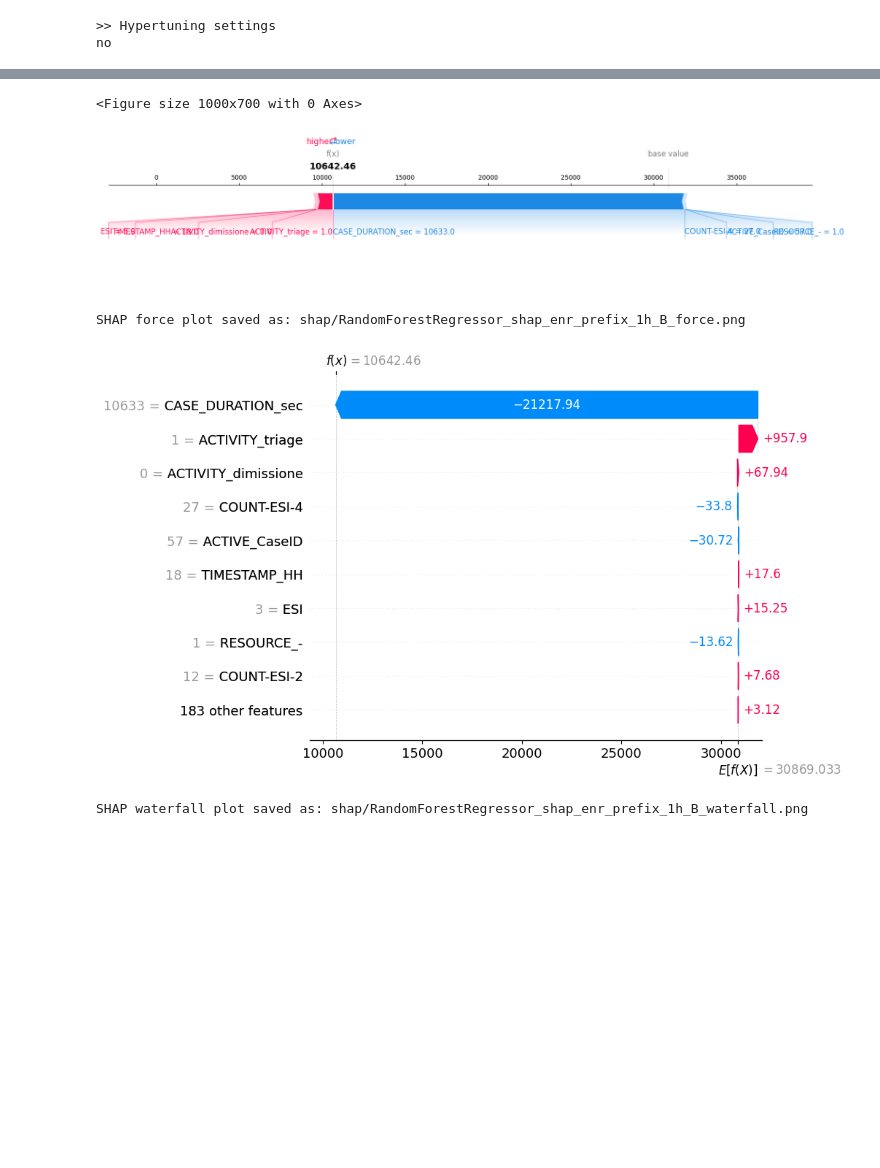
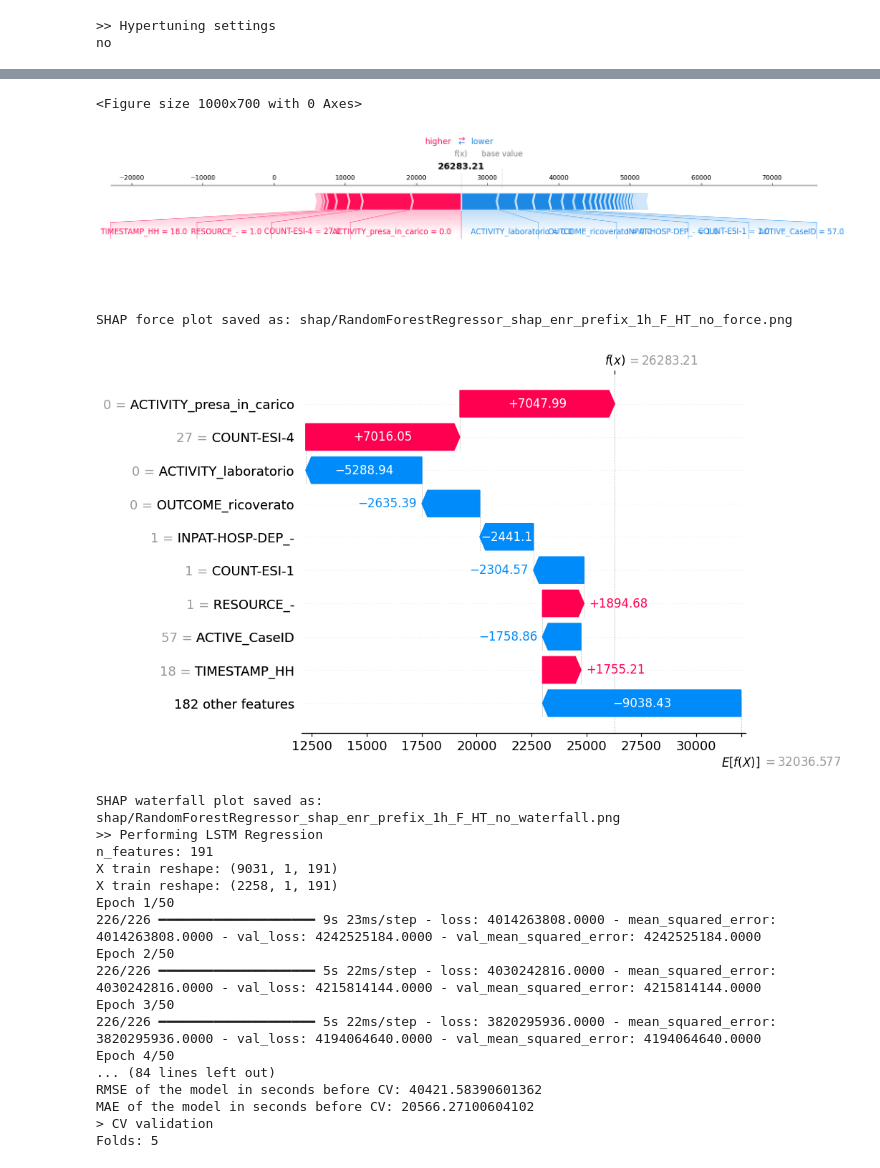
Before and after one commit to roberto-nai/PPM-ED, a Jupyter notebook: 04_log_prediction.ipynb, the cells around one changed output, grey strips where cells are left out. Cells and saved outputs as stored; diff of their text form; code cells hidden in the pictures; blank space fills up the shorter version.

```diff
--- a/04_log_prediction.ipynb
+++ b/04_log_prediction.ipynb
@@ -53,7 +54,11 @@ label_column = "REMAINING_TIME_sec" # <-- INPUT: label for prediction
 drop_column = ["CaseID", "TIMESTAMP"]  # <-- INPUT: columns to drop
 cv_folds = int(yaml_config["CV_FOLDS"])
 
-dic_task = {"DTR":0, "RFR":1, "XGR":0, "LSTM":0} # <-- INPUT: which model to execute
+# Task execution (all 1, all combinations)
+dic_task = {"DTR":0, "RFR":0, "XGR":0, "LSTM":1}    # <-- INPUT: which model to execute
+dic_prefix_len = {"1":1, "2":0, "3":0}                     # <-- INPUT: which prefix length to execute
+dic_log_type = {"std":0, "enr":1}                       # <-- INPUT: which type of event log to execute
+dic_log_enc = {"B":0, "F":0, "I":1}        # <-- INPUT: which encoding of event log to execute
 
 ht_do = 0 # <-- INPUT performs hypertuning: 1 yes, 0 no
 ht_str = None
@@ -1002,12 +1007,12 @@ def explain_tree_model_shap(model: BaseEstimator, X_train: pd.DataFrame, X_test:
     path = Path(directory)
     file_name_pattern = f"{model_name}_shap_{type}_prefix_{prefix}h_{encoding}_HT_{ht_str}"
 
-
     # 1. Summary plot
     plt.figure(figsize=(10, 7))
     shap.summary_plot(shap_values, X_test, show=False)
     plt_title = f"SHAP Summary Plot \n Model: {model_name} - Type: {type} - Prefix: {prefix} - Encoding: {encoding}"
     plt.title(plt_title)
+    plt.tight_layout()
     summary_plot_path = path / f"{file_name_pattern}_summary.png"
     plt.savefig(summary_plot_path)
     plt.close()
@@ -1019,6 +1024,7 @@ def explain_tree_model_shap(model: BaseEstimator, X_train: pd.DataFrame, X_test:
     shap.dependence_plot(feature_name, shap_values, X_test, show=False)
     plt_title = f"SHAP Dependence Plot ({feature_name}) \n Model: {model_name} - Type: {type} - Prefix: {prefix} - Encoding: {encoding}"
     plt.title(plt_title)
+    plt.tight_layout()
     dependence_plot_path = path / f"{file_name_pattern}_dependence_{feature_name}.png"
     plt.savefig(dependence_plot_path)
     plt.close()
@@ -1029,6 +1035,7 @@ def explain_tree_model_shap(model: BaseEstimator, X_train: pd.DataFrame, X_test:
     shap.force_plot(explainer.expected_value, shap_values[0], X_test.iloc[0], matplotlib=True)
     plt_title = f"SHAP Force Plot \n Model: {model_name} - Type: {type} - Prefix: {prefix} - Encoding: {encoding}"
     plt.title(plt_title)
+    plt.tight_layout()
     plt.savefig(force_plot_path)
     plt.close()
     print(f"SHAP force plot saved as: {force_plot_path}")
@@ -1038,6 +1045,7 @@ def explain_tree_model_shap(model: BaseEstimator, X_train: pd.DataFrame, X_test:
     shap.waterfall_plot(shap.Explanation(values=shap_values[0], base_values=explainer.expected_value, data=X_test.iloc[0]))
     plt_title = f"SHAP Waterfall Plot \n Model: {model_name} - Type: {type} - Prefix: {prefix} - Encoding: {encoding}"
     plt.title(plt_title)
+    plt.tight_layout()
     waterfall_plot_path = path / f"{file_name_pattern}_waterfall.png"
     plt.savefig(waterfall_plot_path)
     plt.close()
@@ -1117,8 +1205,9 @@ no
 # %%
 list_results_ml = []
 print(">> Reading event log prefixes files and applying ML / DL")
-i = 1
+i = 0
 for file_name in list_files:
+    i+=1
     print(f"[{i} / {list_files_len}]")
     path_data = Path(encoding_dir) / file_name
     print("File:", path_data)
@@ -1127,11 +1216,23 @@ for file_name in list_files:
     pattern = r'duration_(enr|std)_prefix_(\d+)h_([A-Z])'
     match = re.search(pattern, file_name)
     type = match.group(1)
-    prefix = match.group(2)
+    prefix_len = match.group(2)
     encoding = match.group(3)
-    print("Type (std / enr):", type )
-    print("Prefix length:", prefix)
+    print("Type (std / enr):", type)
+    print("Prefix length:", prefix_len)
     print("Encoding:", encoding)
+
+    if dic_log_type[type] == 0:
+        print(f"Type '{type}' skipped")
+        continue
+
+    if dic_prefix_len[str(prefix_len)] == 0:
+        print(f"Prefix '{prefix_len}' skipped")
+        continue
+
+    if dic_log_enc[encoding] == 0:
+        print(f"Encoding '{encoding}' skipped")
+        continue
 
     df_log = pd.read_csv(path_data, sep=";", dtype=dic_types)
     print("Event log shape:", df_log.shape)
@@ -1158,31 +1259,35 @@ for file_name in list_files:
     xgb_regressor = None
 
     if dic_task["DTR"] == 1:
-        results_dict, dtr_regressor = perform_regression_dtr_base(X_train, y_train, X_test, y_test, target, df_log_ml_features, file_name, type, prefix, encoding, 5)
+        results_dict, dtr_regressor = perform_regression_dtr_base(X_train, y_train, X_test, y_test, target, df_log_ml_features, file_name, type, prefix_len, encoding, 5)
         list_results_ml.append(results_dict)
+        if shap_do ==1:
+            explainer, shap_values = explain_tree_model_shap(dtr_regressor, X_train, X_test, shap_dir, type, prefix_len, encoding, ht_str)
 
     if dic_task["RFR"] == 1:
         if ht_do==1:
-            results_dict, rfr_regressor = perform_regression_rfr(X_train, y_train, X_test, y_test, target, df_log_ml_features, file_name, type, prefix, encoding, 5)
+            results_dict, rfr_regressor = perform_regression_rfr(X_train, y_train, X_test, y_test, target, df_log_ml_features, file_name, type, prefix_len, encoding, 5)
         else:
-            results_dict, rfr_regressor = perform_regression_rfr_base(X_train, y_train, X_test, y_test, target, df_log_ml_features, file_name, type, prefix, encoding, 5)
+            results_dict, rfr_regressor = perform_regression_rfr_base(X_train, y_train, X_test, y_test, target, df_log_ml_features, file_name, type, prefix_len, encoding, 5)
         if shap_do ==1:
-            explainer, shap_values = explain_tree_model_shap(rfr_regressor, X_train, X_test, shap_dir, type, prefix, encoding, ht_str)
+            explainer, shap_values = explain_tree_model_shap(rfr_regressor, X_train, X_test, shap_dir, type, prefix_len, encoding, ht_str)
         list_results_ml.append(results_dict)
 
     # Performs the function with hypertuning or the basic function
     if dic_task["XGR"] == 1:
         if ht_do==1:
-            results_dict, xgb_regressor = perform_regression_xgr(X_train, y_train, X_test, y_test, target, df_log_ml_features, file_name, type, prefix, encoding, 5)
+            results_dict, xgb_regressor = perform_regression_xgr(X_train, y_train, X_test, y_test, target, df_log_ml_features, file_name, type, prefix_len, encoding, 5)
         else:
-            results_dict, xgb_regressor = perform_regression_xgr_base(X_train, y_train, X_test, y_test, target, df_log_ml_features, file_name, type, prefix, encoding, 5)
+            results_dict, xgb_regressor = perform_regression_xgr_base(X_train, y_train, X_test, y_test, target, df_log_ml_features, file_name, type, prefix_len, encoding, 5)
+        if shap_do ==1:
+            explainer, shap_values = explain_tree_model_shap(xgb_regressor, X_train, X_test, shap_dir, type, prefix_len, encoding, ht_str)
         list_results_ml.append(results_dict)
 
     if dic_task["LSTM"] == 1:
-        results_dict, lstm_regressor = perform_regression_lstm_base(X_train, y_train, X_test, y_test, target, df_log_ml_features, file_name, type, prefix, encoding, 5)
+        results_dict, lstm_regressor = perform_regression_lstm_base(X_train, y_train, X_test, y_test, target, df_log_ml_features, file_name, type, prefix_len, encoding, 5)
         list_results_ml.append(results_dict)
-
-    i+=1
+        if shap_do ==1:
+            explainer, shap_values = explain_lstm_model_shap(lstm_regressor, X_train, X_test, shap_dir, type, prefix_len, encoding, ht_str)
 
     print("-"*8)
 # %% [output]
@@ -1208,5 +1313,21 @@ SHAP dependence plot saved as: shap/RandomForestRegressor_shap_enr_prefix_1h_B_d
 <Figure size 1000x700 with 0 Axes>
-[figure, old version]
+[figure, new version]
-SHAP force plot saved as: shap/RandomForestRegressor_shap_enr_prefix_1h_B_force.png
+SHAP force plot saved as: shap/RandomForestRegressor_shap_enr_prefix_1h_F_HT_no_force.png
-[figure, old version]
+[figure, new version]
-SHAP waterfall plot saved as: shap/RandomForestRegressor_shap_enr_prefix_1h_B_waterfall.png
+SHAP waterfall plot saved as: shap/RandomForestRegressor_shap_enr_prefix_1h_F_HT_no_waterfall.png
+>> Performing LSTM Regression
+n_features: 191
+X train reshape: (9031, 1, 191)
+X train reshape: (2258, 1, 191)
+Epoch 1/50
+226/226 ━━━━━━━━━━━━━━━━━━━━ 9s 23ms/step - loss: 4014263808.0000 - mean_squared_error: 4014263808.0000 - val_loss: 4242525184.0000 - val_mean_squared_error: 4242525184.0000
+Epoch 2/50
+226/226 ━━━━━━━━━━━━━━━━━━━━ 5s 22ms/step - loss: 4030242816.0000 - mean_squared_error: 4030242816.0000 - val_loss: 4215814144.0000 - val_mean_squared_error: 4215814144.0000
+Epoch 3/50
+226/226 ━━━━━━━━━━━━━━━━━━━━ 5s 22ms/step - loss: 3820295936.0000 - mean_squared_error: 3820295936.0000 - val_loss: 4194064640.0000 - val_mean_squared_error: 4194064640.0000
+Epoch 4/50
+... (84 lines left out)
+RMSE of the model in seconds before CV: 40421.58390601362
+MAE of the model in seconds before CV: 20566.27100604102
+> CV validation
+Folds: 5
```
Also changed, not shown: parts of 4 cells of this notebook, 6 other files.
